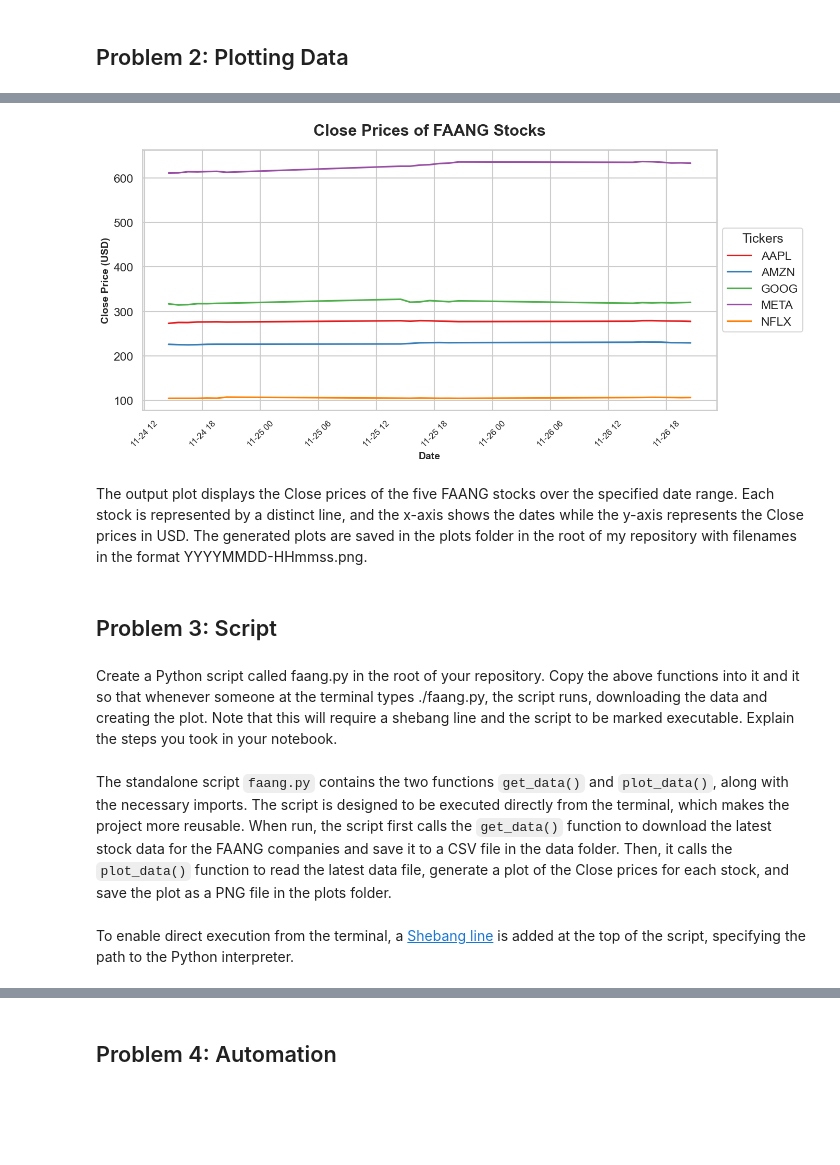
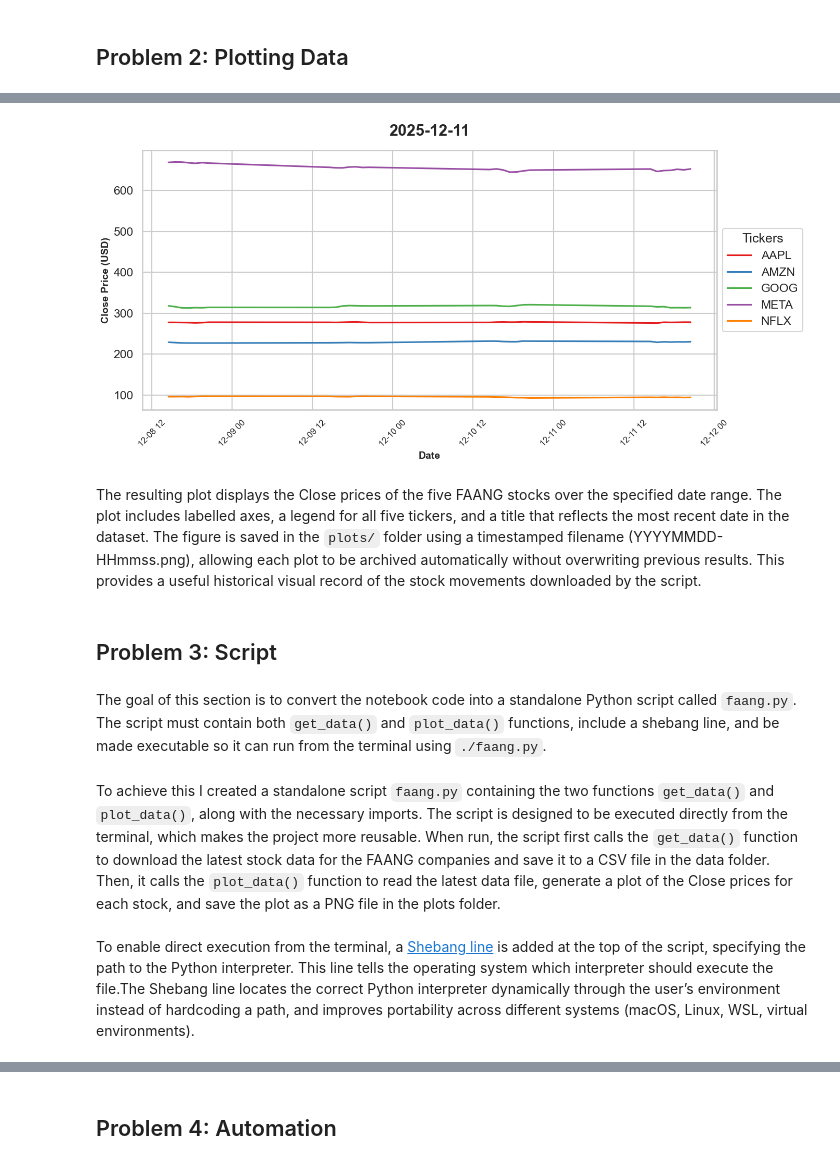
Before and after one commit to AnnaLozenko/computer_infrastructure, a Jupyter notebook: problems.ipynb, the cells around one changed output, grey strips where cells are left out. Drawn from its saved outputs; the diff is of its cells as text; code cells hidden in the pictures; blank space fills up the shorter version.

Commit message:
Corrections on text and code, added text and explanations, improved code

```diff
--- a/problems.ipynb
+++ b/problems.ipynb
@@ -135,28 +108,0 @@ To create the plot with close prices of each stock I'll use [matplotlib.pyplot](
-# %%
-# Use a modern seaborn theme
-sns.set_theme(style="whitegrid", context="talk", palette="Set1") #set seaborn theme and color palette
-
-plt.figure(figsize=(14, 7)) # Set figure size
-
-for ticker in df['Close'].columns:
-    plt.plot(df['Close'][ticker], label=ticker) # Plot each stock's close price
-
-plt.xticks(rotation=45, fontsize=12) # Rotate x-axis labels for better readability
-
-# Labels and title
-plt.xlabel('Date', fontsize=14, fontweight='bold')
-plt.ylabel('Close Price (USD)', fontsize=14, fontweight='bold')
-plt.title('Close Prices of FAANG Stocks', fontsize=22, pad=20, fontweight='bold')
-
-# Legend outside plot
-plt.legend(title="Tickers", loc="center left", bbox_to_anchor=(1, 0.5), frameon=True)
-
-# Improve layout so the legend doesn't get cut off
-plt.tight_layout()
-
-#save plot to plots folder
-now= dt.datetime.now().strftime("%Y%m%d-%H%M%S")
-plt.savefig("plots/" + now + ".png")
-plt.show()
-# %% [output]
-[figure, removed]
@@ -163,10 +153,14 @@ plt.show()
+# %%
+plot_data()
+# %% [output]
+[figure, added]
 # %% [markdown]
-The output plot displays the Close prices of the five FAANG stocks over the specified date range. Each stock is represented by a distinct line, and the x-axis shows the dates while the y-axis represents the Close prices in USD. The generated plots are saved in the plots folder in the root of my repository with filenames in the format YYYYMMDD-HHmmss.png.
+The resulting plot displays the Close prices of the five FAANG stocks over the specified date range. The plot includes labelled axes, a legend for all five tickers, and a title that reflects the most recent date in the dataset. The figure is saved in the `plots/` folder using a timestamped filename (YYYYMMDD-HHmmss.png), allowing each plot to be archived automatically without overwriting previous results. This provides a useful historical visual record of the stock movements downloaded by the script.
 # %% [markdown]
 ## Problem 3: Script
 # %% [markdown]
-Create a Python script called faang.py in the root of your repository. Copy the above functions into it and it so that whenever someone at the terminal types ./faang.py, the script runs, downloading the data and creating the plot. Note that this will require a shebang line and the script to be marked executable. Explain the steps you took in your notebook.
+The goal of this section is to convert the notebook code into a standalone Python script called `faang.py`. The script must contain both `get_data()` and `plot_data()` functions, include a shebang line, and be made executable so it can run from the terminal using `./faang.py`.
 # %% [markdown]
-The standalone script `faang.py` contains the two functions `get_data()` and `plot_data()`, along with the necessary imports. The script is designed to be executed directly from the terminal, which makes the project more reusable. When run, the script first calls the `get_data()` function to download the latest stock data for the FAANG companies and save it to a CSV file in the data folder. Then, it calls the `plot_data()` function to read the latest data file, generate a plot of the Close prices for each stock, and save the plot as a PNG file in the plots folder.
+To achieve this I created a standalone script `faang.py` containing the two functions `get_data()` and `plot_data()`, along with the necessary imports. The script is designed to be executed directly from the terminal, which makes the project more reusable. When run, the script first calls the `get_data()` function to download the latest stock data for the FAANG companies and save it to a CSV file in the data folder. Then, it calls the `plot_data()` function to read the latest data file, generate a plot of the Close prices for each stock, and save the plot as a PNG file in the plots folder.
 # %% [markdown]
-To enable direct execution from the terminal, a [Shebang line](https://realpython.com/python-shebang/) is added at the top of the script, specifying the path to the Python interpreter.
+To enable direct execution from the terminal, a [Shebang line](https://realpython.com/python-shebang/) is added at the top of the script, specifying the path to the Python interpreter. This line tells the operating system which interpreter should execute the file.The Shebang line locates the correct Python interpreter dynamically through the user’s environment instead of hardcoding a path, and improves portability across different systems (macOS, Linux, WSL, virtual environments).
```
Also changed, not shown: parts of 33 cells of this notebook, 2 other files.
